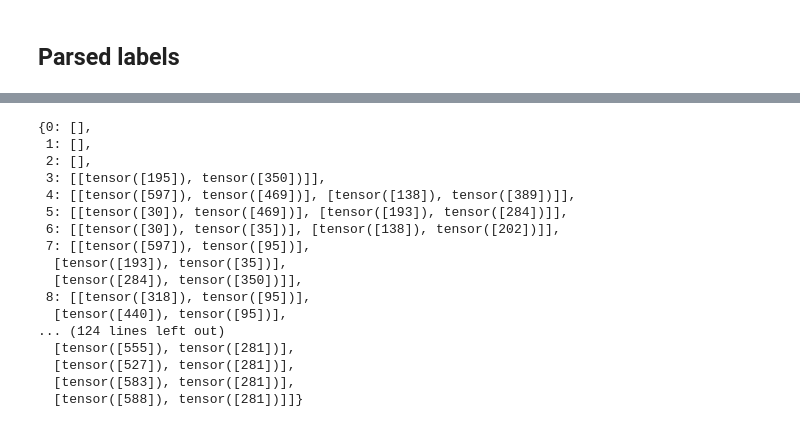
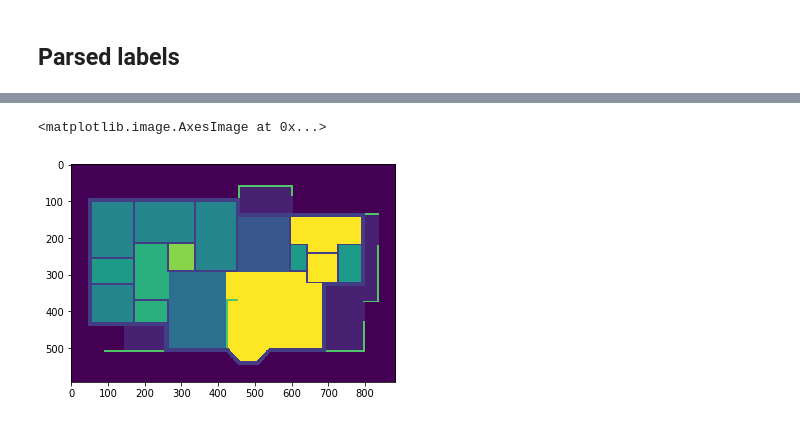
Before and after one commit to lianqiann/CubicasaProj, a Jupyter notebook: ds2-EDA.ipynb, the cells around one changed output, grey strips where cells are left out. Cells and saved outputs as stored; diff of their text form; code cells hidden in the pictures.

```diff
--- a/ds2-EDA.ipynb
+++ b/ds2-EDA.ipynb
@@ -102,20 +99,0 @@ plt.show()
-# %%
-junctions
-# %% [output]
-{0: [],
- 1: [],
- 2: [],
- 3: [[tensor([195]), tensor([350])]],
- 4: [[tensor([597]), tensor([469])], [tensor([138]), tensor([389])]],
- 5: [[tensor([30]), tensor([469])], [tensor([193]), tensor([284])]],
- 6: [[tensor([30]), tensor([35])], [tensor([138]), tensor([202])]],
- 7: [[tensor([597]), tensor([95])],
-  [tensor([193]), tensor([35])],
-  [tensor([284]), tensor([350])]],
- 8: [[tensor([318]), tensor([95])],
-  [tensor([440]), tensor([95])],
-... (124 lines left out)
-  [tensor([555]), tensor([281])],
-  [tensor([527]), tensor([281])],
-  [tensor([583]), tensor([281])],
-  [tensor([588]), tensor([281])]]}
@@ -121,0 +105,5 @@ junctions
+# %%
+plt.imshow(label_np[0])
+# %% [output]
+<matplotlib.image.AxesImage at 0x...>
+[figure, added]
```
Also changed, not shown: parts of 10 cells of this notebook, 6 other files.
